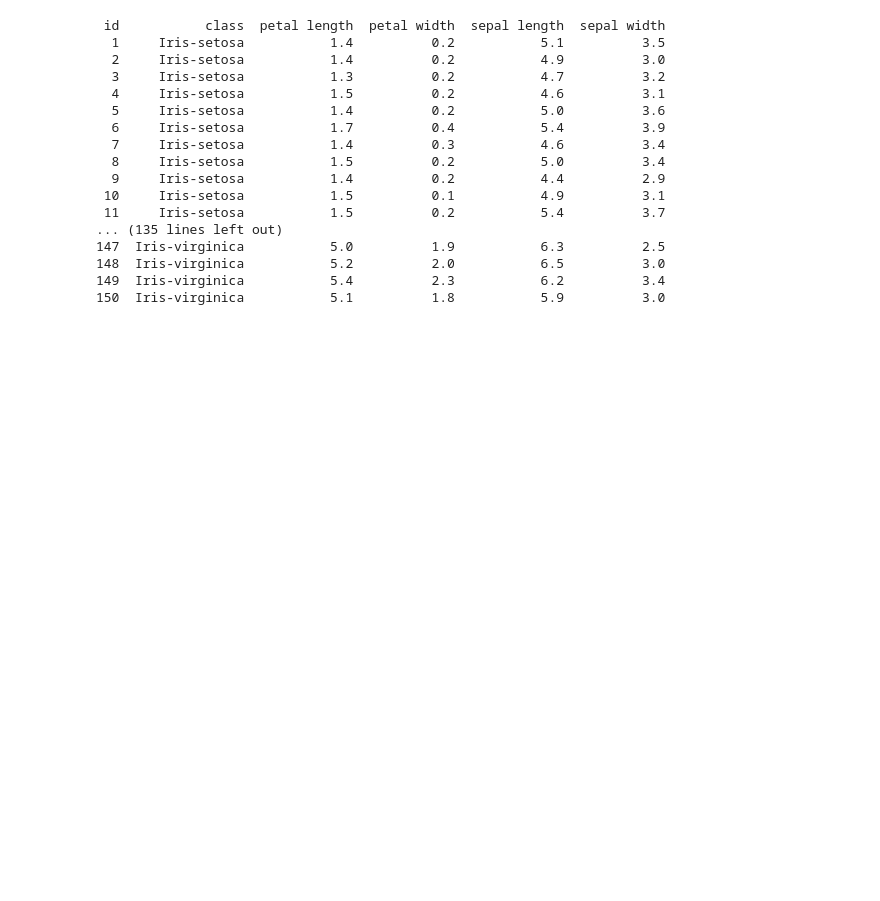
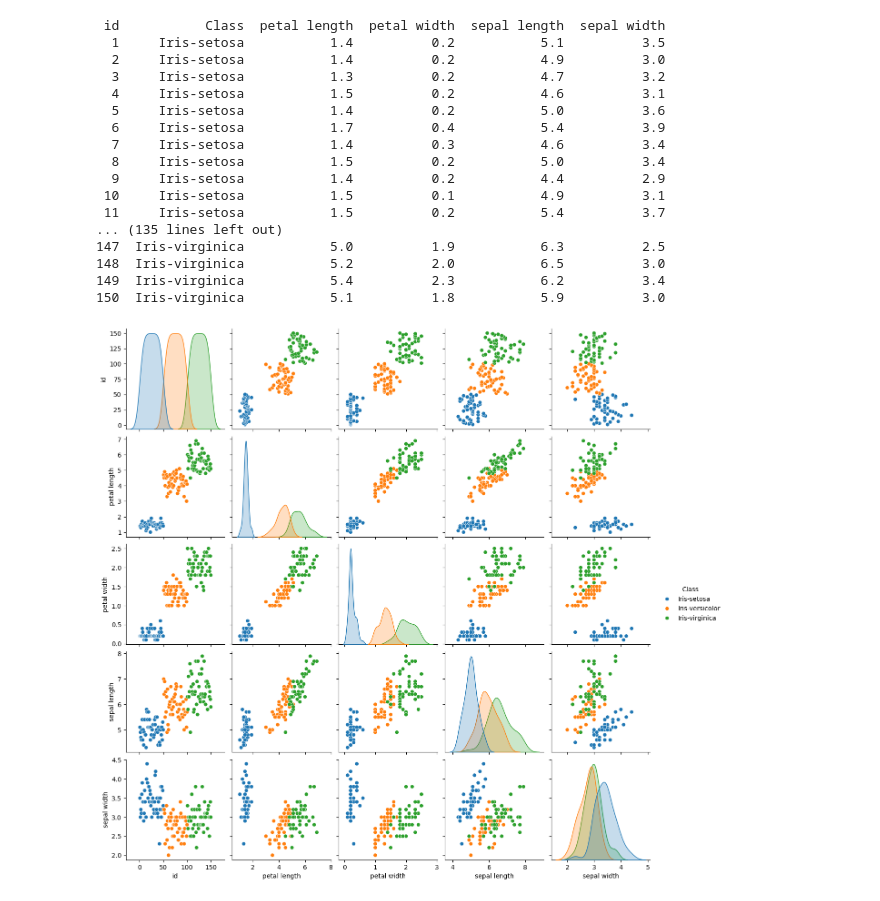
Before and after one commit to rahelse/Pendata, a Jupyter notebook: _sources/tugas1.ipynb, the cells around one changed output. Saved outputs shown, nothing was run; the diff lists cells and outputs as text; code cells hidden in the pictures; blank space fills up the shorter version.

```diff
--- a/_sources/tugas1.ipynb
+++ b/_sources/tugas1.ipynb
@@ -112,17 +9,19 @@ import psycopg2
 import pymysql
 import numpy as np
 import pandas as pd
+import seaborn as sns
+import matplotlib.pyplot as plt
 
 def get_pg_data():
     conn = psycopg2.connect(
-        host="farah-postgresqll.l.aivencloud.com",
+        host="pg-1c79828e-posgressqlpendata.i.aivencloud.com",
         user="avnadmin",
-        password="AVNS_rVI6WGJ0hdN4E7M2KsB",
+        password="AVNS_lNd8P_-IyQzpcnKg3Ye",
         database="defaultdb",
-        port=12624
+        port=14572
     )
     cursor = conn.cursor()
-    cursor.execute("SELECT * FROM farah.postgree")
+    cursor.execute("SELECT * FROM rahel.postgree")
     data = cursor.fetchall()
     columns = [desc[0] for desc in cursor.description]  # Ambil nama kolom
     cursor.close()
@@ -132,11 +31,11 @@ def get_pg_data():
 
 def get_mysql_data():
     conn = pymysql.connect(
-        host="mysql-1db1966d-mmysqll.d.aivencloud.com",
+        host="mysql-3f95b8aa-mysqll.g.aivencloud.com",
         user="avnadmin",
-        password="AVNS_VBsJWG-RQvJ7y8sPwxg",
-        database="defaultdb",
-        port=11704
+        password="AVNS_DYTBfDjLFuF2XVSXIqF",
+        database="rachel",
+        port=12288
     )
     cursor = conn.cursor()
     cursor.execute("SELECT * FROM flowers")
@@ -145,33 +44,59 @@ def get_mysql_data():
     cursor.close()
     conn.close()
 
     return pd.DataFrame(data, columns=columns)
 
 # Ambil data dari kedua database
 df_postgresql = get_pg_data()
 df_mysql = get_mysql_data()
-df_postgresql = df_postgresql.rename(columns={'Class': 'class'})
 
 # Gabungkan berdasarkan kolom 'id' dan 'Class'
-df_merged = pd.merge(df_mysql, df_postgresql, on=["id", "class"], how="inner")
+df_merged = pd.merge(df_mysql, df_postgresql, on=["id", "Class"], how="inner")
 
 # Cetak semua data hasil gabungan tanpa indeks
 print(df_merged.to_string(index=False))
+
+# Visualisasi data
+# Scatter plot antar variabel
+sns.pairplot(df_merged, hue="Class")
+plt.show()
+
+# Visualisasi data dengan boxplot per class
+plt.figure(figsize=(12, 6))
+plt.subplot(1, 2, 1)
+sns.boxplot(x="Class", y=df_merged.iloc[:, 2], data=df_merged)
+plt.title("Boxplot Petal Length per Class")
+
+plt.subplot(1, 2, 2)
+sns.boxplot(x="Class", y=df_merged.iloc[:, 3], data=df_merged)
+plt.title("Boxplot Sepal Length per Class")
+
+plt.figure(figsize=(12, 6))
+plt.subplot(1, 2, 1)
+sns.boxplot(x="Class", y=df_merged.iloc[:, 4], data=df_merged)
+plt.title("Boxplot Petal Width per Class")
+
+plt.subplot(1, 2, 2)
+sns.boxplot(x="Class", y=df_merged.iloc[:, 5], data=df_merged)
+plt.title("Boxplot Sepal Width per Class")
+
+plt.show()
 # %% [output]
- id           class  petal length  petal width  sepal length  sepal width
+ id           Class  petal length  petal width  sepal length  sepal width
   1     Iris-setosa           1.4          0.2           5.1          3.5
   2     Iris-setosa           1.4          0.2           4.9          3.0
   3     Iris-setosa           1.3          0.2           4.7          3.2
   4     Iris-setosa           1.5          0.2           4.6          3.1
   5     Iris-setosa           1.4          0.2           5.0          3.6
   6     Iris-setosa           1.7          0.4           5.4          3.9
   7     Iris-setosa           1.4          0.3           4.6          3.4
   8     Iris-setosa           1.5          0.2           5.0          3.4
   9     Iris-setosa           1.4          0.2           4.4          2.9
  10     Iris-setosa           1.5          0.1           4.9          3.1
  11     Iris-setosa           1.5          0.2           5.4          3.7
 ... (135 lines left out)
 147  Iris-virginica           5.0          1.9           6.3          2.5
 148  Iris-virginica           5.2          2.0           6.5          3.0
 149  Iris-virginica           5.4          2.3           6.2          3.4
 150  Iris-virginica           5.1          1.8           5.9          3.0
+[figure, added]
```
Also changed, not shown: parts of 8 cells of this notebook, 9 other files.
